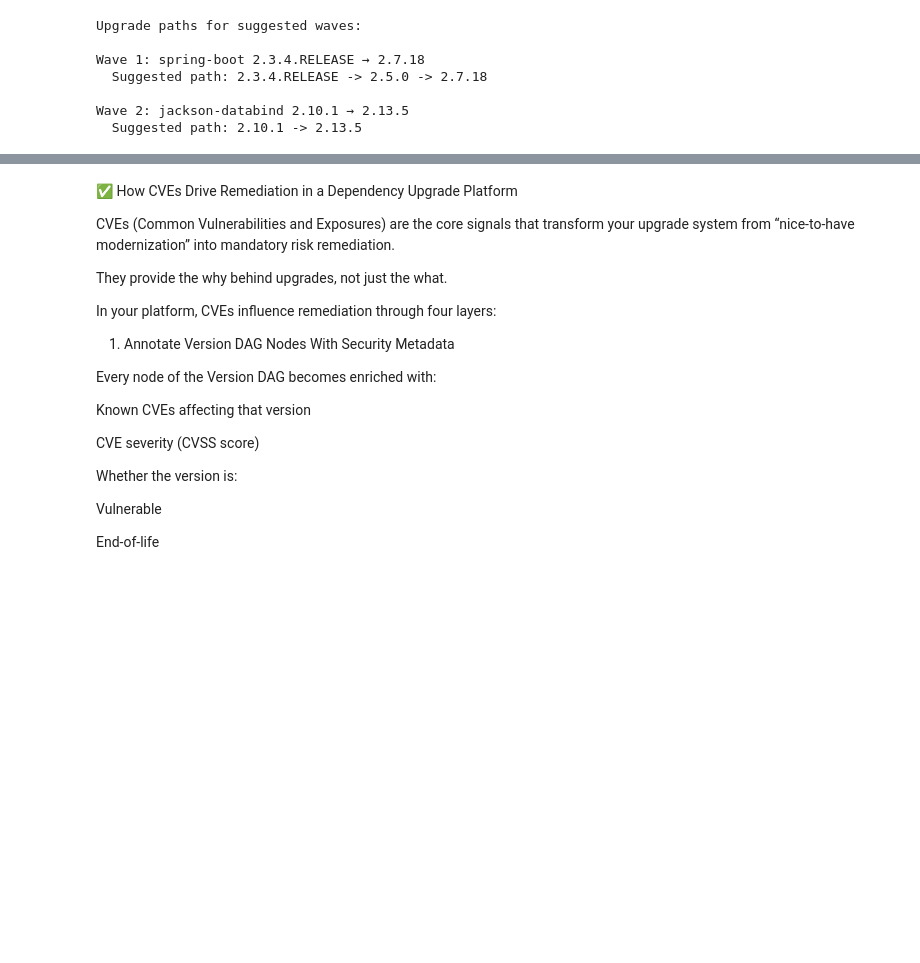
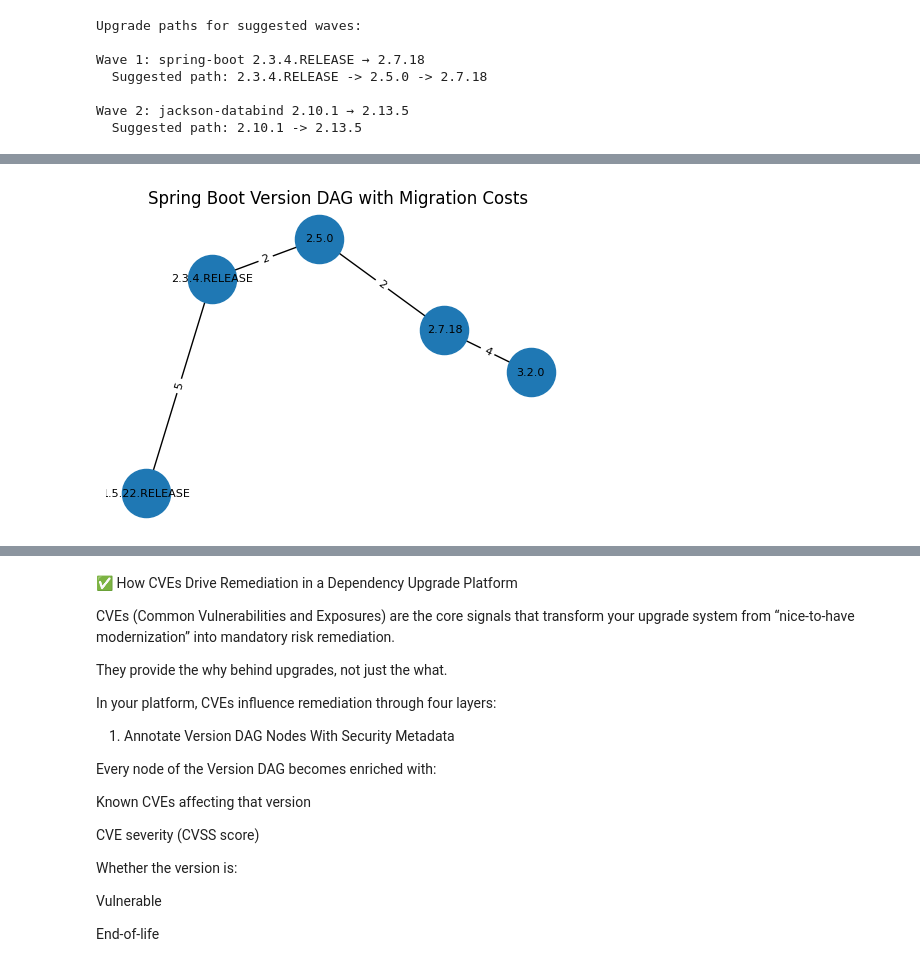
Before and after one commit to senanayake/colab-notebooks, a Jupyter notebook: Graph_Based_Upgrade_Paths.ipynb, the cells around one changed output, grey strips where cells are left out. Drawn from its saved outputs; the diff is of its cells as text; code cells hidden in the pictures; blank space fills up the shorter version.

```diff
--- a/Graph_Based_Upgrade_Paths.ipynb
+++ b/Graph_Based_Upgrade_Paths.ipynb
@@ -723,0 +737,78 @@ Wave 2: jackson-databind 2.10.1 → 2.13.5
+# %%
+import networkx as nx
+
+# --- 1. Define a weighted Version DAG for Spring Boot ---
+
+# Each tuple: (from_version, to_version, cost)
+# Costs here are just illustrative:
+# - Minor/patch upgrade: 1–2
+# - Larger jump with more breaking changes: 3–5
+spring_boot_weighted_edges = [
+    ("1.5.22.RELEASE", "2.3.4.RELEASE", 5),  # big jump across major Spring Boot lines
+    ("2.3.4.RELEASE", "2.5.0",          2),  # moderate migration
+    ("2.5.0",          "2.7.18",        2),  # moderate migration
+    ("2.7.18",         "3.2.0",         4),  # major migration (Boot 2.x -> 3.x)
+]
+
+G_sb = nx.DiGraph()
+for src, dst, cost in spring_boot_weighted_edges:
+    G_sb.add_edge(src, dst, weight=cost)
+
+# --- 2. Helper: find least-cost upgrade path in a weighted DAG ---
+
+def find_min_cost_upgrade_path(graph, start_version, target_version):
+    """
+    Uses Dijkstra's algorithm under the hood to find:
+      - The path with minimal total 'weight' (migration cost).
+      - The total cost of that path.
+    Returns (path_list, total_cost) or (None, None) if unreachable.
+    """
+    if start_version not in graph or target_version not in graph:
+        return None, None
+    try:
+        path = nx.shortest_path(graph, source=start_version, target=target_version, weight="weight")
+        cost = nx.shortest_path_length(graph, source=start_version, target=target_version, weight="weight")
+        return path, cost
+    except nx.NetworkXNoPath:
+        return None, None
+
+# --- 3. Example: compute upgrade paths for a few starting versions ---
+
+start_targets = [
+    ("1.5.22.RELEASE", "2.7.18"),
+    ("2.3.4.RELEASE",  "2.7.18"),
+    ("2.5.0",          "2.7.18"),
+    ("1.5.22.RELEASE", "3.2.0"),
+]
+
+for start_ver, target_ver in start_targets:
+    path, cost = find_min_cost_upgrade_path(G_sb, start_ver, target_ver)
+    print(f"Upgrade {start_ver} → {target_ver}:")
+    if path:
+        print(f"  Path: {' -> '.join(path)}")
+        print(f"  Total migration cost: {cost}")
+    else:
+        print("  No path found in DAG.")
+    print()
+
+# --- 4. (Optional) Visualize the weighted DAG ---
+
+try:
+    import matplotlib.pyplot as plt
+
+    plt.figure(figsize=(6, 4))
+    pos = nx.spring_layout(G_sb, seed=42)
+    nx.draw_networkx_nodes(G_sb, pos, node_size=1200)
+    nx.draw_networkx_labels(G_sb, pos, font_size=8)
+
+    # draw edges with labels = weights
+    nx.draw_networkx_edges(G_sb, pos, arrows=True)
+    edge_labels = {(u, v): d["weight"] for u, v, d in G_sb.edges(data=True)}
+    nx.draw_networkx_edge_labels(G_sb, pos, edge_labels=edge_labels, font_size=8)
+
+    plt.title("Spring Boot Version DAG with Migration Costs")
+    plt.axis("off")
+    plt.show()
+except Exception as e:
+    print("Visualization skipped (matplotlib or display issue):", e)
+# %% [output]
@@ -723,0 +830 @@ Wave 2: jackson-databind 2.10.1 → 2.13.5
+[figure, added]
```
Also changed, not shown: parts of 4 cells of this notebook.
